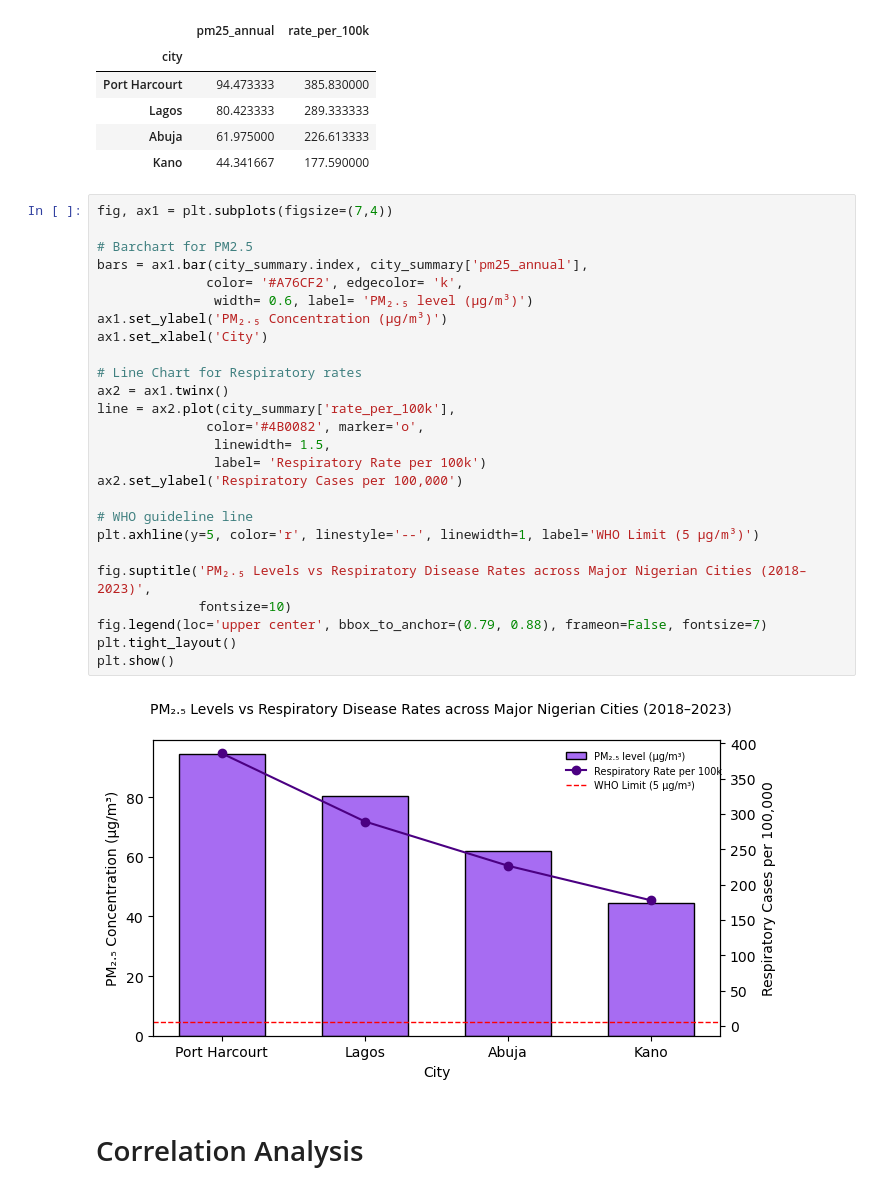
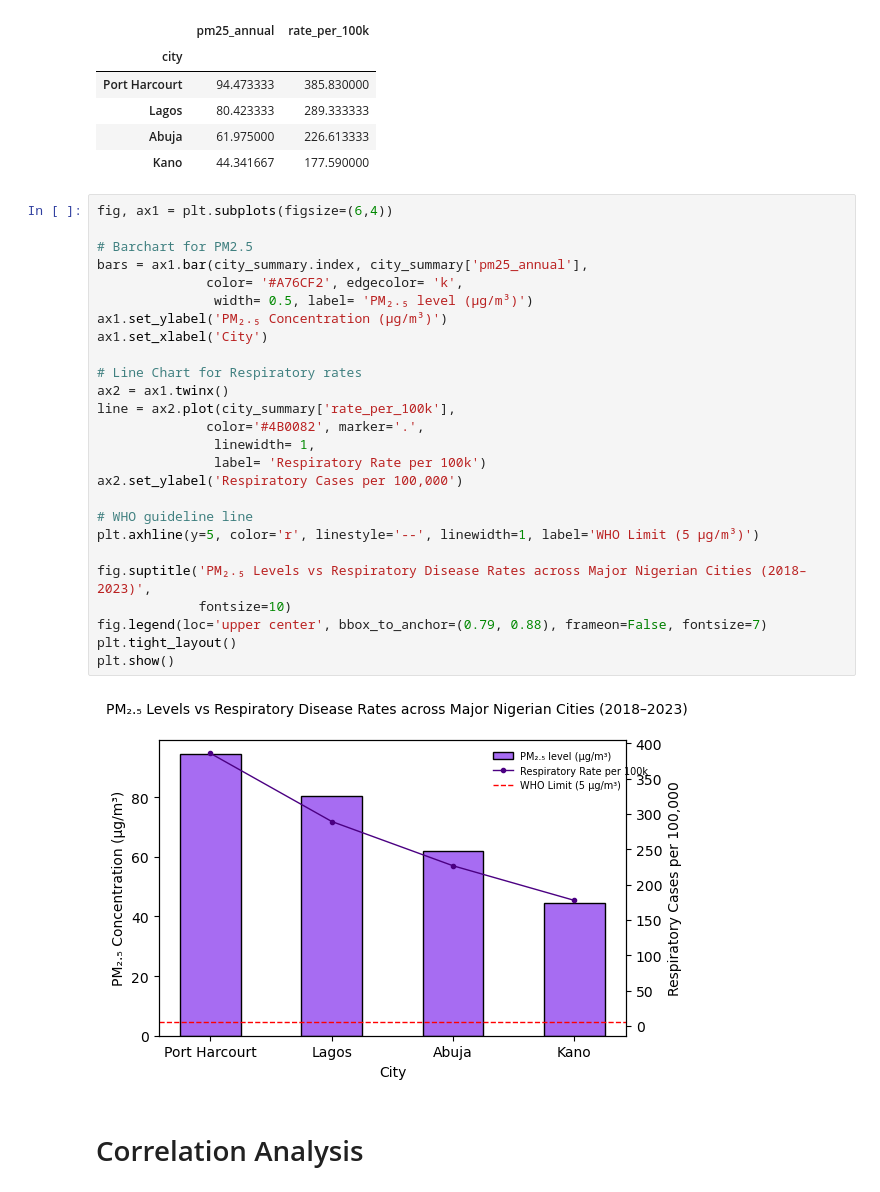
Before and after one commit to DataxEnv/environmental-health-analysis, a Jupyter notebook: environmental_health_analysis.ipynb, the cells around one changed output. Saved outputs shown, nothing was run; the diff lists cells and outputs as text.

```diff
--- a/environmental_health_analysis.ipynb
+++ b/environmental_health_analysis.ipynb
@@ -235,33 +236,33 @@ city_summary
 | Abuja | 61.975000 | 226.613333 |
 | Kano | 44.341667 | 177.590000 |
 # %%
-fig, ax1 = plt.subplots(figsize=(7,4))
+fig, ax1 = plt.subplots(figsize=(6,4))
 
 # Barchart for PM2.5
 bars = ax1.bar(city_summary.index, city_summary['pm25_annual'],
               color= '#A76CF2', edgecolor= 'k',
-               width= 0.6, label= 'PM₂.₅ level (µg/m³)')
+               width= 0.5, label= 'PM₂.₅ level (µg/m³)')
 ax1.set_ylabel('PM₂.₅ Concentration (µg/m³)')
 ax1.set_xlabel('City')
 
 # Line Chart for Respiratory rates
 ax2 = ax1.twinx()
 line = ax2.plot(city_summary['rate_per_100k'],
-              color='#4B0082', marker='o',
-               linewidth= 1.5,
+              color='#4B0082', marker='.',
+               linewidth= 1,
                label= 'Respiratory Rate per 100k')
 ax2.set_ylabel('Respiratory Cases per 100,000')
 
 # WHO guideline line
 plt.axhline(y=5, color='r', linestyle='--', linewidth=1, label='WHO Limit (5 µg/m³)')
 
 fig.suptitle('PM₂.₅ Levels vs Respiratory Disease Rates across Major Nigerian Cities (2018–2023)',
              fontsize=10)
 fig.legend(loc='upper center', bbox_to_anchor=(0.79, 0.88), frameon=False, fontsize=7)
 plt.tight_layout()
 plt.show()
 # %% [output]
-[figure, old version]
+[figure, new version]
 # %% [markdown]
 # Correlation Analysis
 # %% [markdown]
```
Also changed, not shown: parts of 3 cells of this notebook.
